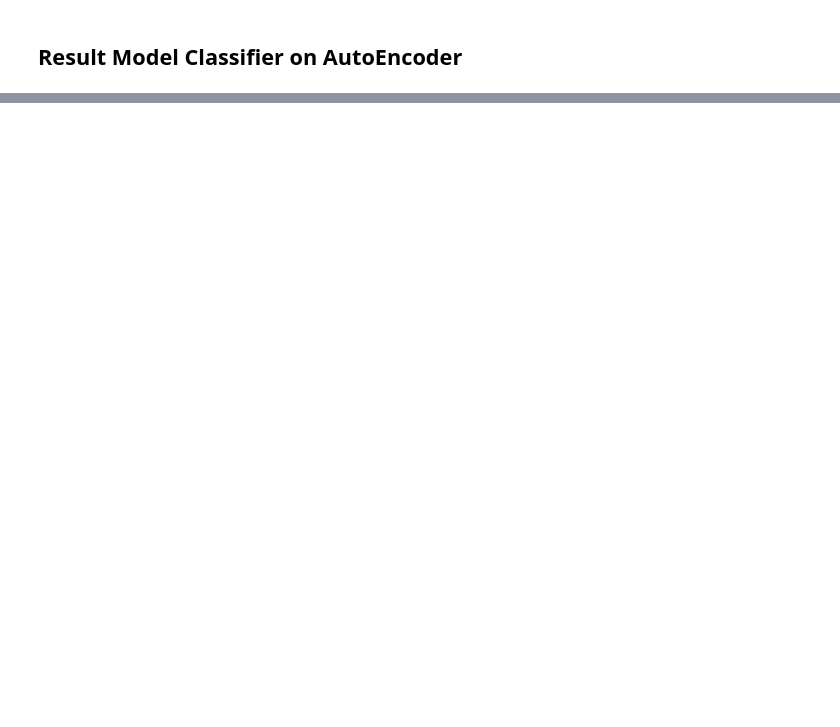
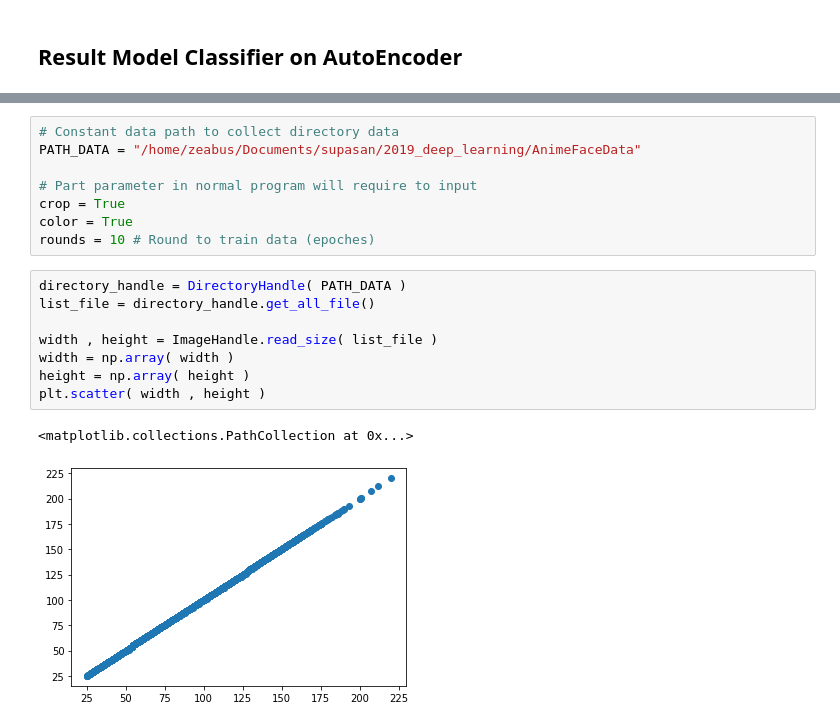
Before and after one commit to SupasanKomonlit/classifier_system, a Jupyter notebook: auto_encoder.ipynb, the cells around one changed output, grey strips where cells are left out. Cells and saved outputs as stored; diff of their text form; blank space fills up the shorter version.

```diff
--- a/auto_encoder.ipynb
+++ b/auto_encoder.ipynb
@@ -232,0 +224,19 @@ Hitmonchan               |        0.08333 |        0.16667
+# %%
+# Constant data path to collect directory data
+PATH_DATA = "/home/zeabus/Documents/supasan/2019_deep_learning/AnimeFaceData"
+
+# Part parameter in normal program will require to input
+crop = True
+color = True
+rounds = 10 # Round to train data (epoches)
+# %%
+directory_handle = DirectoryHandle( PATH_DATA )
+list_file = directory_handle.get_all_file()
+
+width , height = ImageHandle.read_size( list_file )
+width = np.array( width )
+height = np.array( height )
+plt.scatter( width , height )
+# %% [output]
+<matplotlib.collections.PathCollection at 0x...>
+[figure, added]
```
Also changed, not shown: parts of 54 cells of this notebook, 8 other files.
